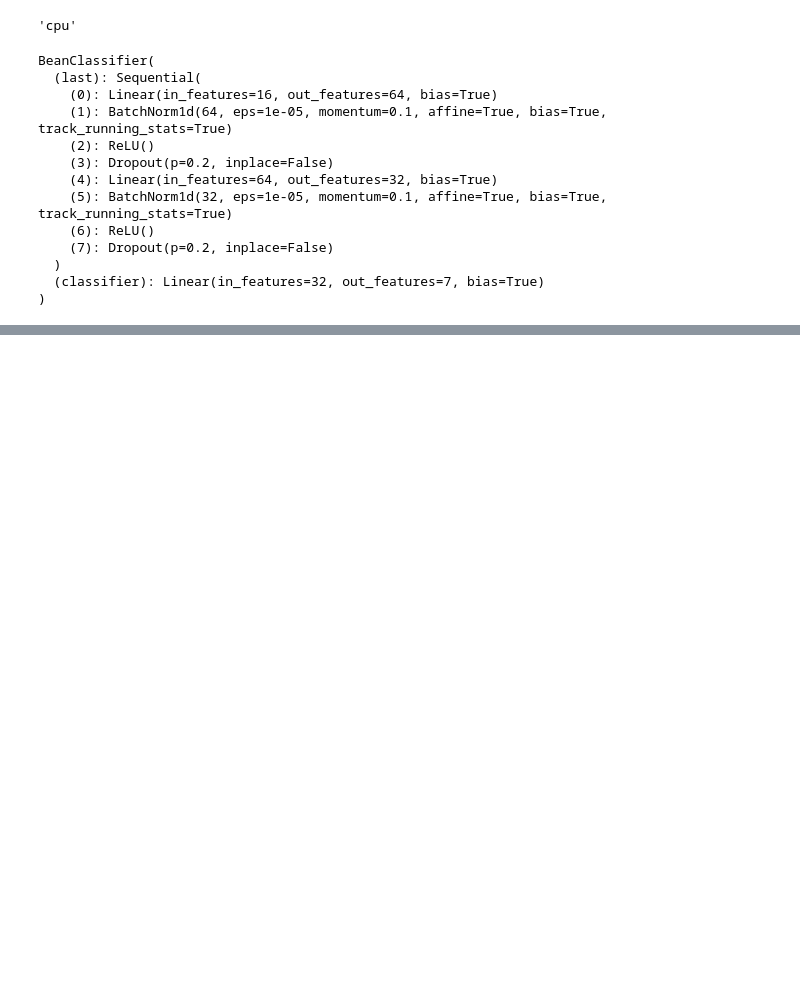
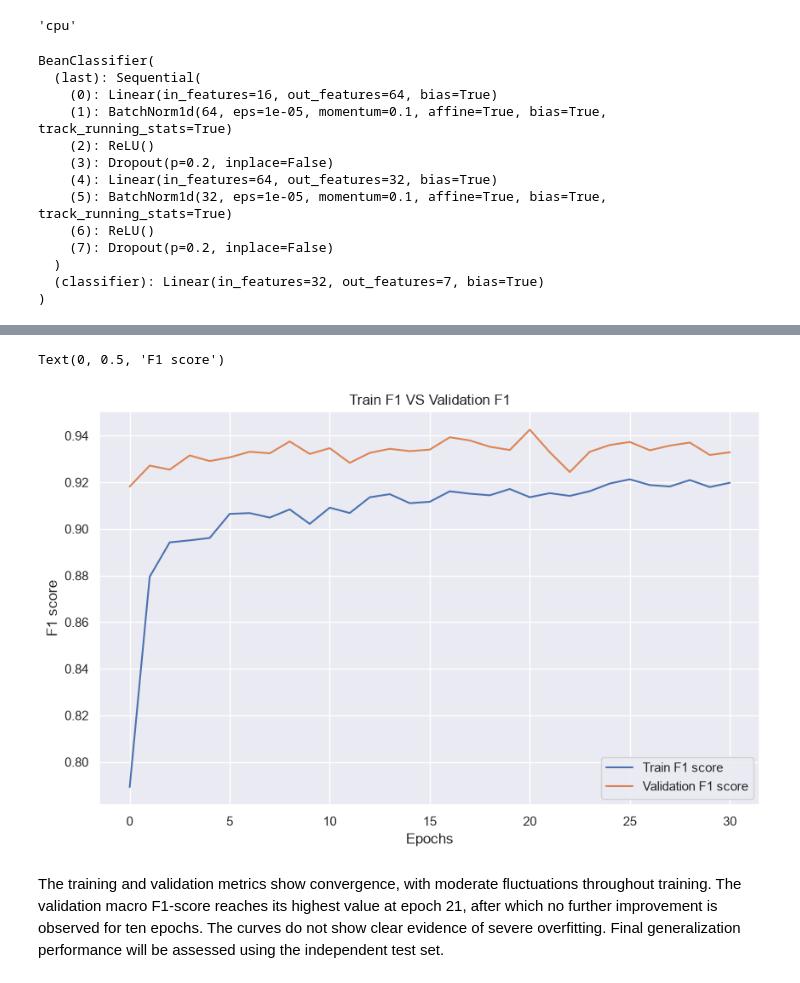
Before and after one commit to rabe156/Dry_Bean_Classifier, a Jupyter notebook: main.ipynb, the cells around one changed output, grey strips where cells are left out. Saved outputs shown, nothing was run; the diff lists cells and outputs as text; code cells hidden in the pictures; blank space fills up the shorter version.

```diff
--- a/main.ipynb
+++ b/main.ipynb
@@ -282,0 +315,13 @@ BeanClassifier(
+# %%
+plt.figure(figsize=(10,6))
+plt.plot(History["train_f1"],label="Train F1 score")
+plt.plot(History["val_f1"],label="Validation F1 score")
+plt.legend()
+plt.title("Train F1 VS Validation F1")
+plt.xlabel("Epochs")
+plt.ylabel("F1 score")
+# %% [output]
+Text(0, 0.5, 'F1 score')
+[figure, added]
+# %% [markdown]
+The training and validation metrics show convergence, with moderate fluctuations throughout training. The validation macro F1-score reaches its highest value at epoch 21, after which no further improvement is observed for ten epochs. The curves do not show clear evidence of severe overfitting. Final generalization performance will be assessed using the independent test set.
```
Also changed, not shown: parts of 5 cells of this notebook, 2 other files.
